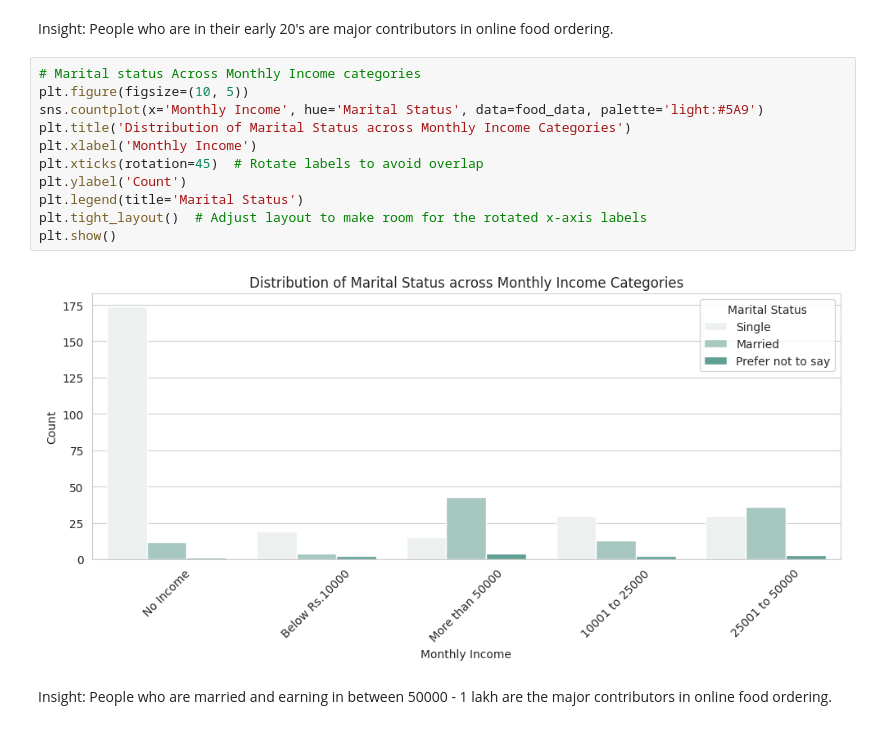
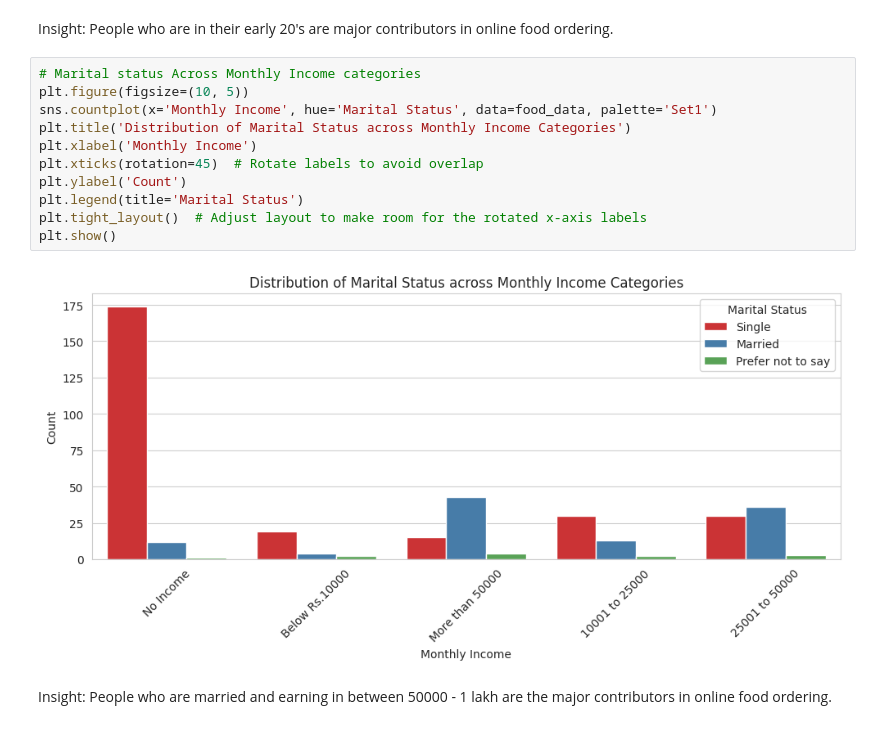
Before and after one commit to yommigold/NPower-Canada-JDA_Group_3, a Jupyter notebook: Group3_Online_Food.ipynb, the cells around one changed output. Cells and saved outputs as stored; diff of their text form.

```diff
--- a/Group3_Online_Food.ipynb
+++ b/Group3_Online_Food.ipynb
@@ -221,15 +243,15 @@ Insight: People who are in their early 20's are major contributors in online foo
 # %%
 # Marital status Across Monthly Income categories
 plt.figure(figsize=(10, 5))
-sns.countplot(x='Monthly Income', hue='Marital Status', data=food_data, palette='light:#5A9')
+sns.countplot(x='Monthly Income', hue='Marital Status', data=food_data, palette='Set1')
 plt.title('Distribution of Marital Status across Monthly Income Categories')
 plt.xlabel('Monthly Income')
 plt.xticks(rotation=45)  # Rotate labels to avoid overlap
 plt.ylabel('Count')
 plt.legend(title='Marital Status')
 plt.tight_layout()  # Adjust layout to make room for the rotated x-axis labels
 plt.show()
 # %% [output]
-[figure, old version]
+[figure, new version]
 # %% [markdown]
 Insight: People who are married and earning in between 50000 - 1 lakh are the major contributors in online food ordering.
```
Also changed, not shown: parts of 4 cells of this notebook.
